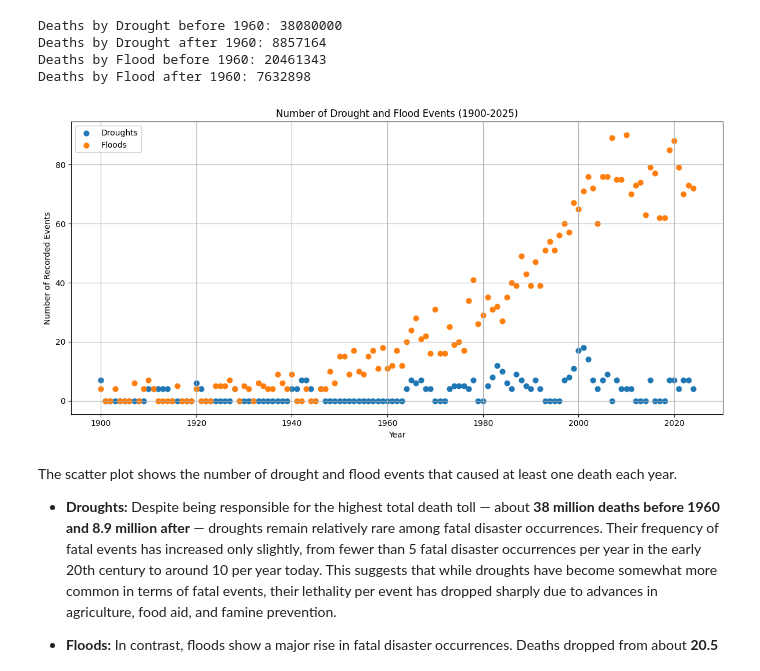
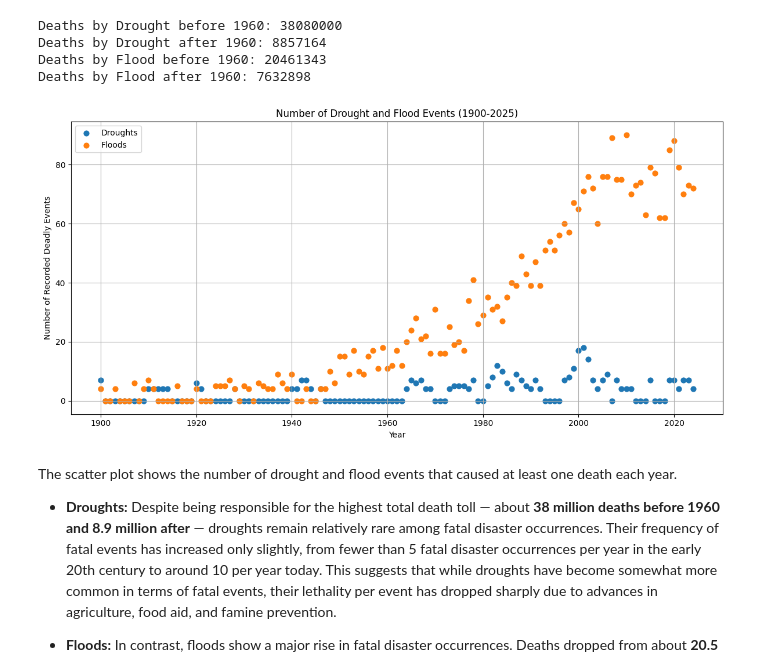
Before and after one commit to Maria-Kolouchova/natural-disasters-analysis, a Jupyter notebook: NaturalDisasterImpacts.ipynb, the cells around one changed output. Drawn from its saved outputs; the diff is of its cells as text; code cells hidden in the pictures.

Commit message:
Updated labels in graphs

```diff
--- a/NaturalDisasterImpacts.ipynb
+++ b/NaturalDisasterImpacts.ipynb
@@ -270,18 +270,18 @@ Deaths by Flood after 1960: 7632898
 # %%
 # Scatter plot - events
 plt.figure(figsize=(12, 6))
 plt.scatter(df_year_counts.index, df_year_counts['Droughts'], label='Droughts', s=40)
 plt.scatter(df_year_counts.index, df_year_counts['Floods'], label='Floods', s=40)
 plt.xlabel('Year')
-plt.ylabel('Number of Recorded Events')
+plt.ylabel('Number of Recorded Deadly Events')
 plt.title('Number of Drought and Flood Events (1900-2025)')
 plt.legend()
 plt.tight_layout()
 plt.grid(True)
 plt.show()
 plt.close()
 # %% [output]
-[figure, old version]
+[figure, new version]
 # %% [markdown]
 The scatter plot shows the number of drought and flood events that caused at least one death each year.
 
```
Also changed, not shown: parts of 4 cells of this notebook.
